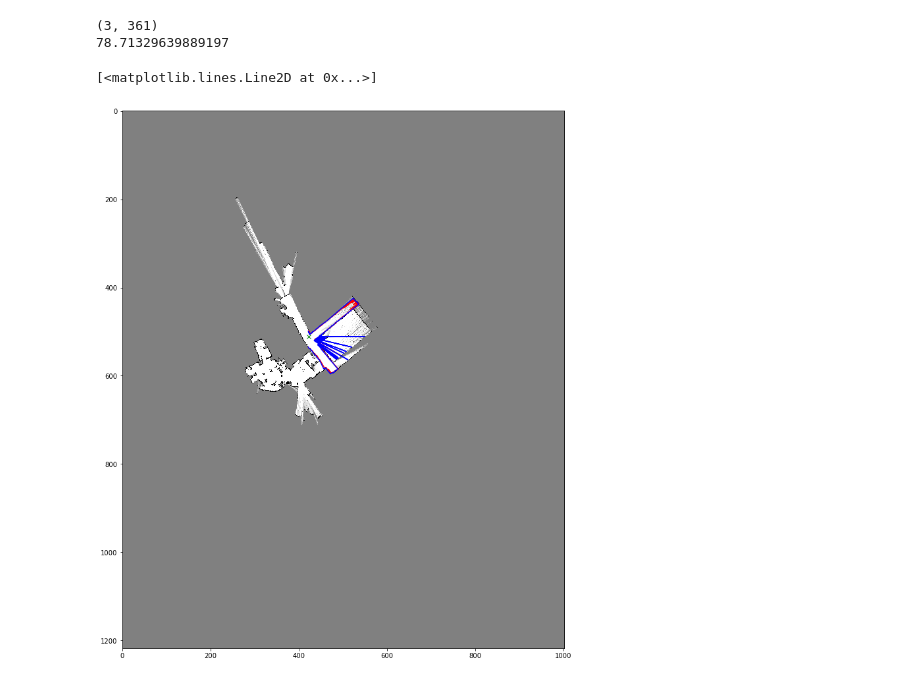
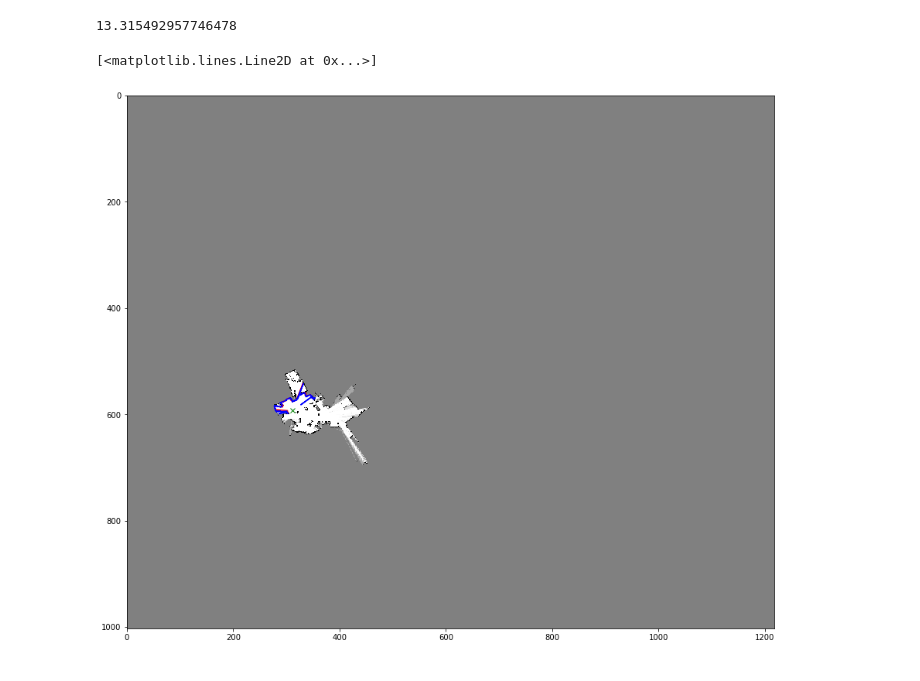
Before and after one commit to ToastyToast/slam-algorithms, a Jupyter notebook: examples/grid_mapping.ipynb, the cells around one changed output. Cells and saved outputs as stored; diff of their text form; code cells hidden in the pictures.

```diff
--- a/examples/grid_mapping.ipynb
+++ b/examples/grid_mapping.ipynb
@@ -16,7 +16,7 @@ grid_map = GridMap(grid_size=0.1)
 grid_map.init_from_laserdata(laser_data)
 
 # Debug map
-pose_list = laser_data.get_timestep_list()[:150]
+pose_list = laser_data.get_timestep_list()[:50]
 # Full map (slow)
 #pose_list = laser_data.get_timestep_list()
 for t in pose_list:
@@ -24,6 +24,6 @@ for t in pose_list:
     range_scan = laser_data.get_range_scan(t)
     grid_map.update(robot_pose, range_scan)
 
-plt.imshow(grid_map.get_prob_map().T, cmap='gray', interpolation='nearest')
+plt.imshow(grid_map.get_prob_map(), cmap='gray', interpolation='nearest')
 # %% [output]
 <matplotlib.image.AxesImage at 0x...>
@@ -31,38 +31,37 @@ plt.imshow(grid_map.get_prob_map().T, cmap='gray', interpolation='nearest')
 # %%
-timestep = 150
+timestep = 25
 laser_scan = laser_data.get_range_scan(timestep)
 robot_pose = laser_data.get_pose(timestep)
 
 robot_pose_map = GridMap.world_to_map_coordinates(
     robot_pose[0:2, :], grid_map._grid_size, grid_map._offset
 )
 rx = int(robot_pose_map.item(0))
 ry = int(robot_pose_map.item(1))
 
 robot_pose_trans = vector2transform2D(robot_pose)
 real_laser_end = GridMap.laser_as_cartesian(laser_scan, 30)
 real_laser_end = robot_pose_trans * real_laser_end
 real_laser_map = GridMap.world_to_map_coordinates(
     real_laser_end[0:2, :], grid_map._grid_size, grid_map._offset
 )
 
 max_range = 30
 max_range = min(max_range, laser_scan['maximum_range'])
 num_beams = real_laser_map.shape[1]
 start_angle = laser_scan['start_angle']
 angular_res = laser_scan['angular_resolution']
 
 scan_endpoints = GridMap.generate_laser_scan(max_range, num_beams, start_angle, angular_res)
 raycasted = grid_map.raycast(robot_pose, scan_endpoints, 0.49)
 
 print(GridMap.calculate_scan_mse(raycasted, real_laser_map))
 
-plt.imshow(grid_map.get_prob_map().T, cmap='gray', interpolation='nearest')
+plt.imshow(grid_map.get_prob_map(), cmap='gray', interpolation='nearest')
 plt.plot(rx, ry, 'gx')
 plt.plot(raycasted[0, :], raycasted[1, :], 'r')
 plt.plot(real_laser_map[0, :], real_laser_map[1, :], 'b')
 # %% [output]
-(3, 361)
-78.71329639889197
+13.315492957746478
 [<matplotlib.lines.Line2D at 0x...>]
-[figure, old version]
+[figure, new version]
```
Also changed, not shown: parts of 1 cell of this notebook, 1 other file.
